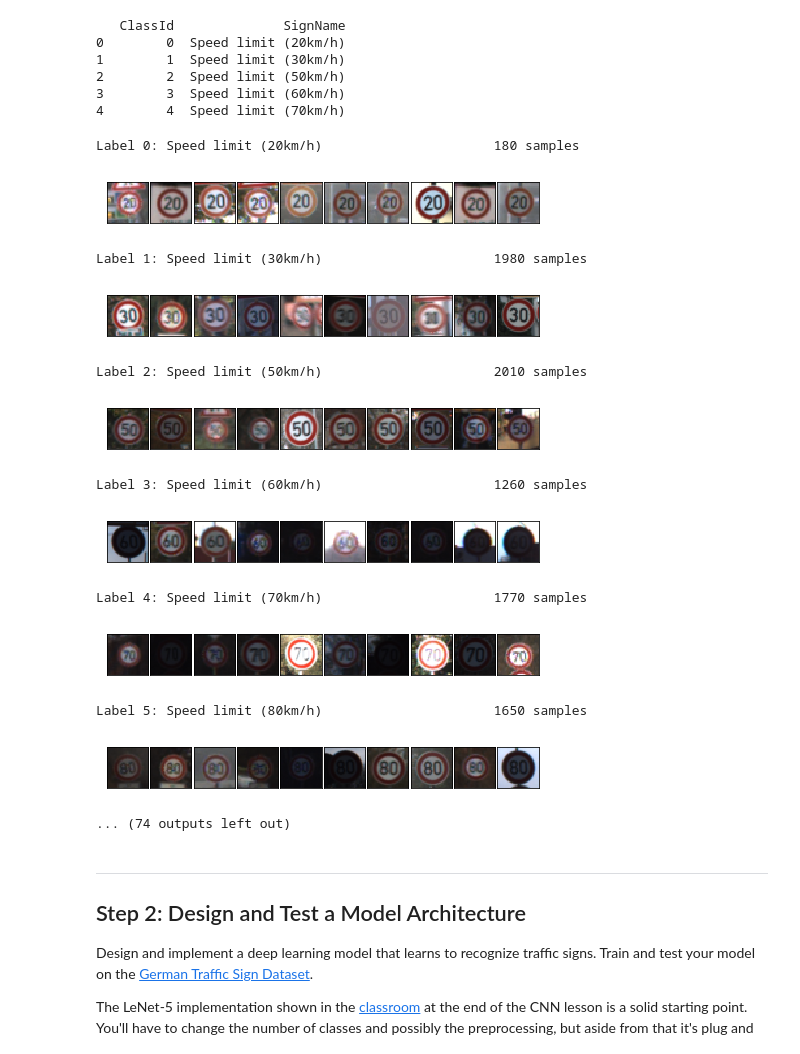
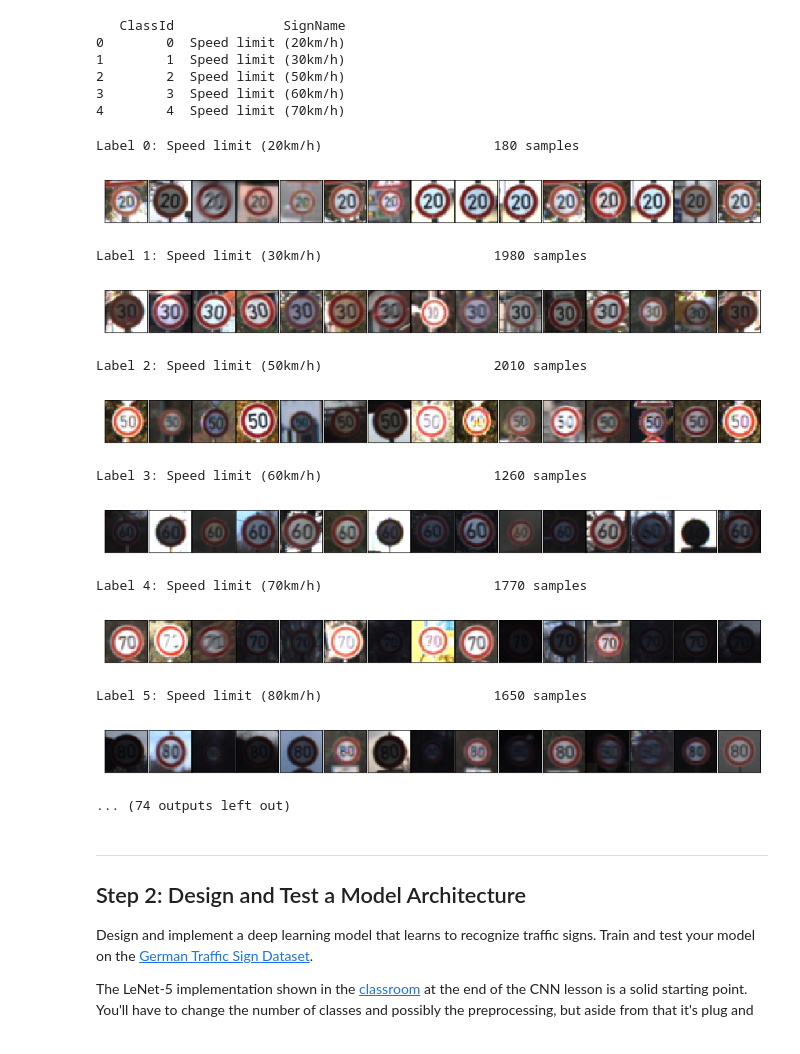
Before and after one commit to scrambleegg7/SelfCar, a Jupyter notebook: CarND-Traffic-Sign-Classifier-Project/Traffic_Sign_Classifier.ipynb, the cells around one changed output. Saved outputs shown, nothing was run; the diff lists cells and outputs as text; code cells hidden in the pictures.

```diff
--- a/CarND-Traffic-Sign-Classifier-Project/Traffic_Sign_Classifier.ipynb
+++ b/CarND-Traffic-Sign-Classifier-Project/Traffic_Sign_Classifier.ipynb
@@ -172,46 +164,48 @@ print(df_signname.head())
 # %%
 #
 # show traffic board on fly
 # pick up 10 random images selected from each signboard categorical data
 #
 # data : X_train
 #
 #
 classify_index = df_signname.columns[0]
 classify_name = df_signname.columns[1]
 
 #
 train_label_count = sr_y_train.value_counts().to_dict()
 
 for class_id in range(n_classes):
 
     label_id = df_signname[ classify_index ][class_id]
     label_name = df_signname[ classify_name ][class_id]
     X_train_selected = X_train[y_train == label_id ]
     data_size = X_train_selected.shape[0]
-    r_top10 = np.random.permutation(data_size )[:10]
+    r_top10 = np.random.permutation(data_size )[:15]
     #print(r_top10)
     print("Label %i: %-*s  %s samples" % (class_id, 40, label_name, str(train_label_count[class_id])))
-    fig = plt.figure(figsize = (6, 1))
-    fig.subplots_adjust(left = 0, right = 1, bottom = 0, top = 1, hspace = 0.05, wspace = 0.05)
+    #fig = plt.figure(figsize = (6, 3))
+    #fig.subplots_adjust(left = 0, right = 3, bottom = 0, top = 1, hspace = 0.05, wspace = 0.05)
+    fig = plt.figure(figsize = (15, 1))
+    fig.subplots_adjust(hspace = 0, wspace = 0)
 
     for i, index in enumerate(r_top10):
-        axis = fig.add_subplot(1, 10, i + 1, xticks=[], yticks=[])
+        axis = fig.add_subplot(1, 15, i + 1, xticks=[], yticks=[])
         axis.imshow( X_train_selected[index]   )
     plt.show()
 # %% [output]
 Label 0: Speed limit (20km/h)                      180 samples
-[figure, old version]
+[figure, new version]
 Label 1: Speed limit (30km/h)                      1980 samples
-[figure, old version]
+[figure, new version]
 Label 2: Speed limit (50km/h)                      2010 samples
-[figure, old version]
+[figure, new version]
 Label 3: Speed limit (60km/h)                      1260 samples
-[figure, old version]
+[figure, new version]
 Label 4: Speed limit (70km/h)                      1770 samples
-[figure, old version]
+[figure, new version]
 Label 5: Speed limit (80km/h)                      1650 samples
-[figure, old version]
+[figure, new version]
 ... (74 outputs left out)
 # %% [markdown]
 ----
```
Also changed, not shown: parts of 13 cells of this notebook.
